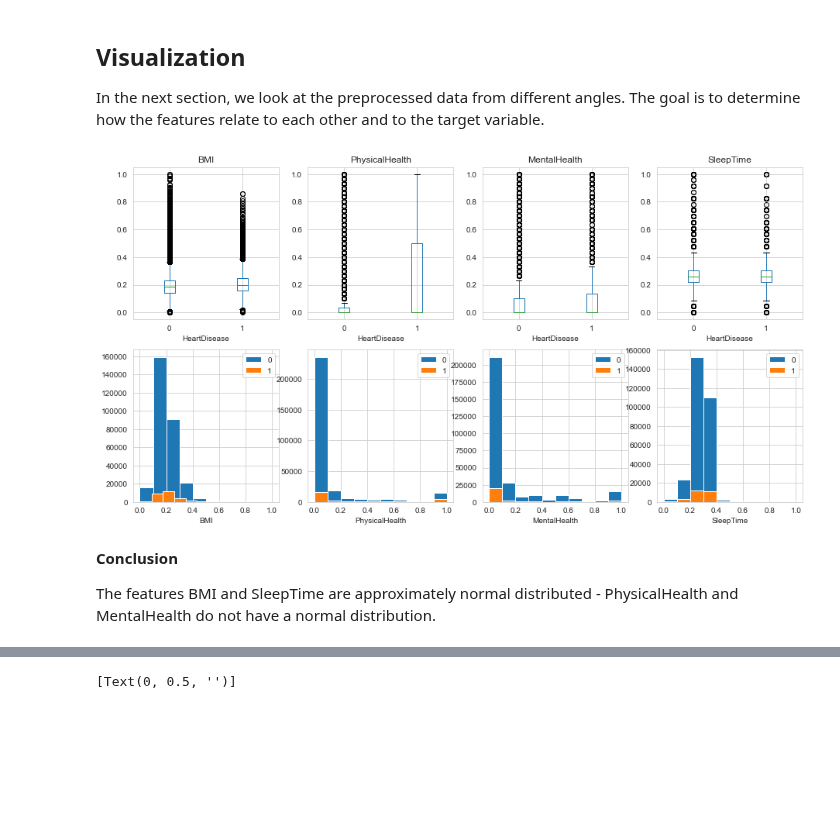
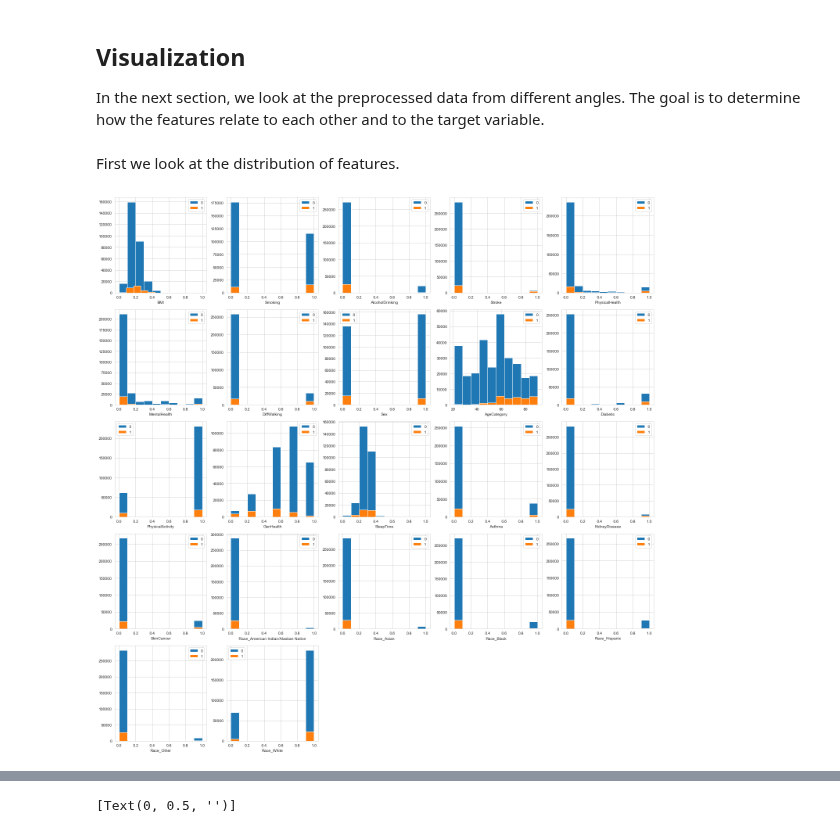
Before and after one commit to BenediktLueth/heartheroes, a Jupyter notebook: data_preprocessing.ipynb, the cells around one changed output, grey strips where cells are left out. Drawn from its saved outputs; the diff is of its cells as text; code cells hidden in the pictures; blank space fills up the shorter version.

```diff
--- a/data_preprocessing.ipynb
+++ b/data_preprocessing.ipynb
@@ -30,6 +30,9 @@ heart_dataset = pd.read_csv('./heart_2020_cleaned.csv')
 
 # Copy dataset for processing
 heart_dataset_preprocessed = heart_dataset.copy()
+
+# Target column name
+target_column = 'HeartDisease'
 # %% [markdown]
 ## Get a feeling for the data
 # %% [markdown]
@@ -152,9 +155,9 @@ Yes             27373       8.55 %
 HeartDisease column has two distinct values and is the target variable, so we can use the LabelEncoder for preprocessing.
 # %%
 label_encoder = preprocessing.LabelEncoder()
-heart_dataset_preprocessed['HeartDisease'] = label_encoder.fit_transform(heart_dataset['HeartDisease'])
-display(heart_dataset['HeartDisease'][0:10])
-display(heart_dataset_preprocessed['HeartDisease'][0:10])
+heart_dataset_preprocessed[target_column] = label_encoder.fit_transform(heart_dataset[target_column])
+display(heart_dataset[target_column][0:10])
+display(heart_dataset_preprocessed[target_column][0:10])
 # %% [output]
 0     No
 1     No
@@ -231,0 +212,11 @@ SkinCancer: ['Yes' 'No']
+# %%
+# List all non-numerical features
+none_numerical_features = [
+    'Smoking', 'AlcoholDrinking', 'Stroke', 'DiffWalking', 'Sex', 'AgeCategory', 'Race', 'Diabetic', 'PhysicalActivity', 'GenHealth', 'Asthma', 'KidneyDisease', 'SkinCancer'
+]
+
+for feature in none_numerical_features:
+    unique_values=heart_dataset_preprocessed[feature].unique()
+    print("{feature:<20}".format(feature=feature),
+          "{unique_values:<20}".format(unique_values=str(unique_values))
+          )
@@ -488,29 +497,19 @@ In the next section, we look at the preprocessed data from different angles. The
+# %% [markdown]
+First we look at the distribution of features.
 # %%
-# Plot distribution of numerical features, grouped by class
-figure_distribution = plt.figure(figsize=(15, 8))
+figure_histograms = plt.figure(figsize=(20, 20))
+figure_index = 1
 
-figure_index = 1
-# Boxplot
-for current_feature in numerical_features:
-    ax = figure_distribution.add_subplot(2, 4, figure_index)
-    heart_dataset_preprocessed.boxplot(column=[current_feature], by='HeartDisease', ax=ax)
-    figure_index += 1
-
-# Histogram
-for current_feature in numerical_features:
-    ax = figure_distribution.add_subplot(2, 4, figure_index)
-    for has_heart_disease, group in heart_dataset_preprocessed.groupby('HeartDisease'):
+for current_feature in all_features:
+    ax = figure_histograms.add_subplot(5, 5, figure_index)
+    for has_heart_disease, group in heart_dataset_preprocessed.groupby(target_column):
         # plot the data points for the current group and feature combination
         ax.hist(group[current_feature], label=has_heart_disease)
         ax.set_xlabel(current_feature)
         ax.legend()
     figure_index += 1
 
-plt.suptitle('')
+plt.tight_layout()
 plt.show()
 # %% [output]
-[figure, old version]
+[figure, new version]
-# %% [markdown]
-**Conclusion**
-
-The features BMI and SleepTime are approximately normal distributed - PhysicalHealth and MentalHealth do not have a normal distribution.
```
Also changed, not shown: parts of 33 cells of this notebook.
